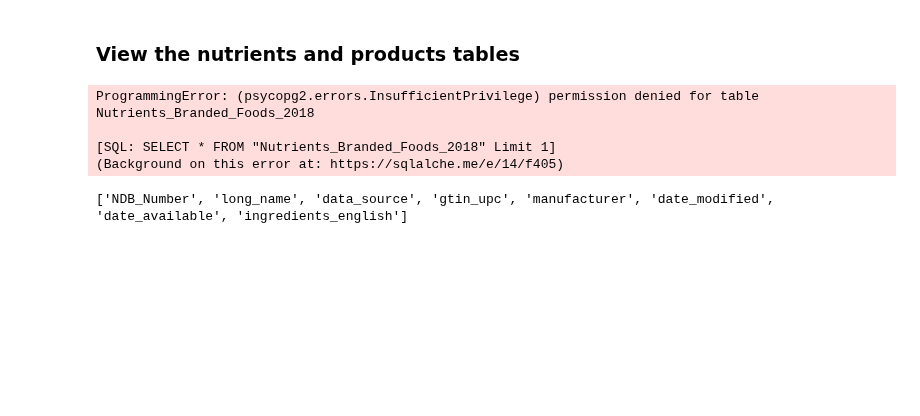
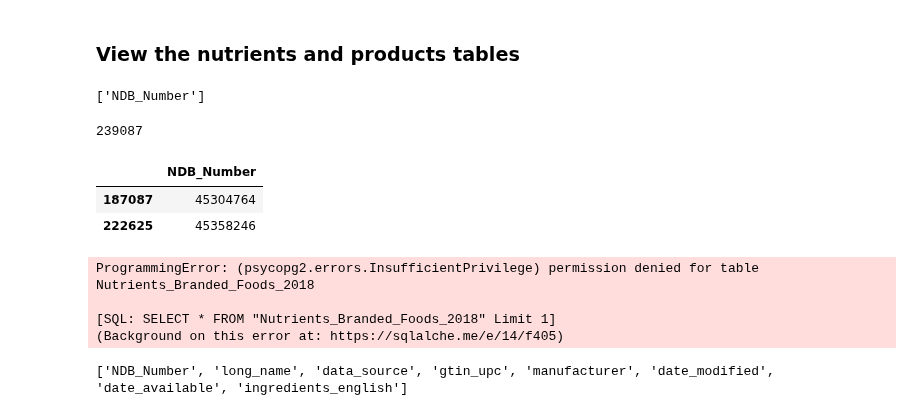
Before and after one commit to amoltkale/ai_chatbot_food_knowledge_graph, a Jupyter notebook: notebooks/Nutrients Branded Food 2018/Nutrients_Branded_Foods_2018_eda_Garrett.ipynb, the cells around one changed output. Cells and saved outputs as stored; diff of their text form; code cells hidden in the pictures; blank space fills up the shorter version.

```diff
--- a/notebooks/eda/Nutrients_Branded_Foods_2018_eda_Garrett.ipynb
+++ b/notebooks/Nutrients Branded Food 2018/Nutrients_Branded_Foods_2018_eda_Garrett.ipynb
@@ -47,5 +29,26 @@ conn = engine.connect()
 # %% [markdown]
 ### View the nutrients and products tables
+# %%
+qry_Products = text('''SELECT DISTINCT "NDB_Number" FROM "Products_Branded_Foods_2018" ''')
+result = conn.execute(qry_Products)
+print(list(result.keys()))
+data = [i for i in result]
+# %% [output]
+['NDB_Number']
+# %%
+len(data)
+# %% [output]
+239087
+# %%
+products_old = pd.DataFrame(data)
+# %%
+products = pd.read_csv(r"../../data/Products.csv", usecols= ["NDB_Number"])
+# %%
+products[~products["NDB_Number"].isin(products_old["NDB_Number"])]
+# %% [output]
+|  | NDB_Number |
+| 187087 | 45304764 |
+| 222625 | 45358246 |
 # %%
 qry_Nutrients_Limit1 = text('''SELECT * FROM "Nutrients_Branded_Foods_2018" Limit 1''')
 result = conn.execute(qry_Nutrients_Limit1)
```
Also changed, not shown: parts of 13 cells of this notebook, 1 other file.
